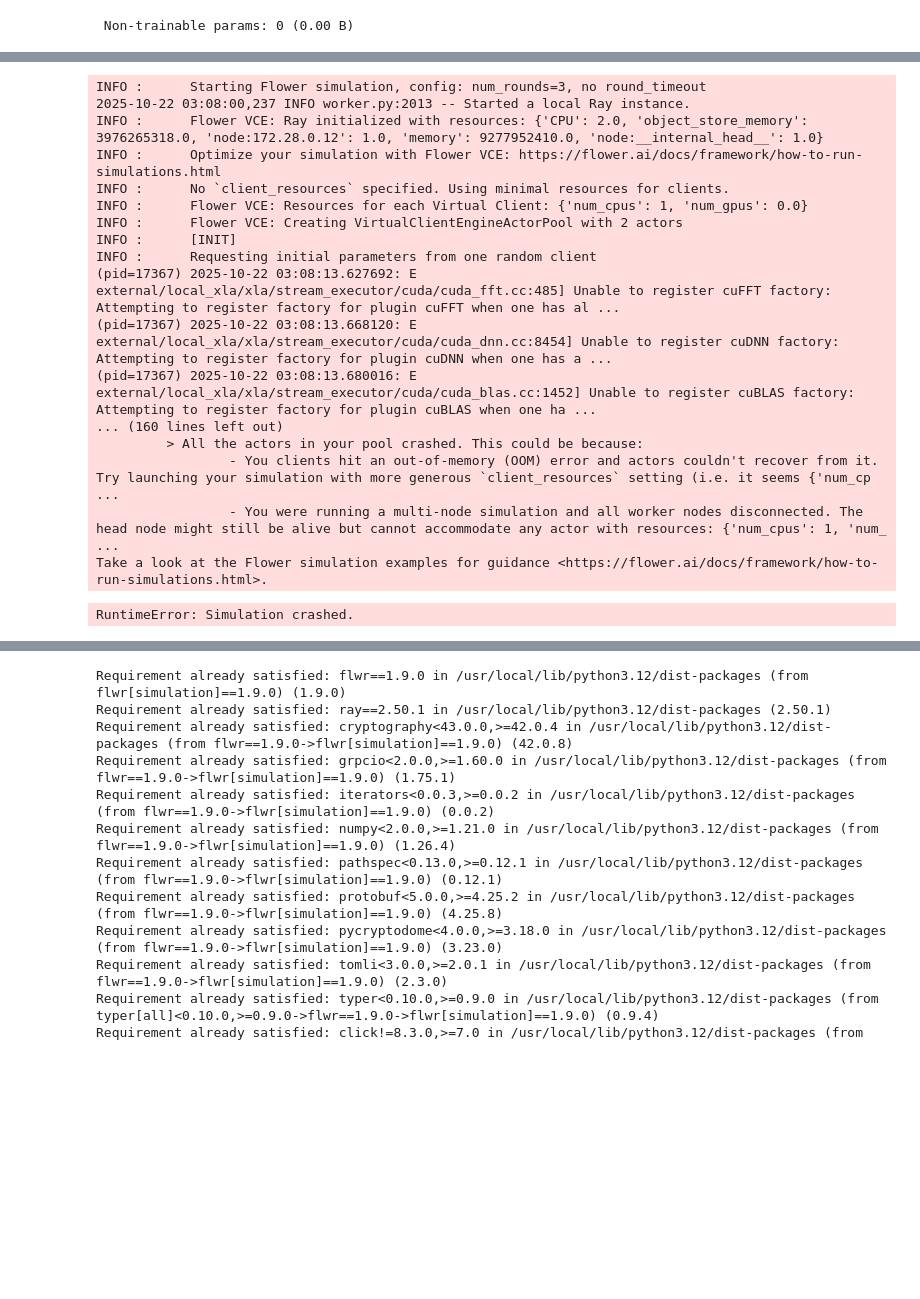
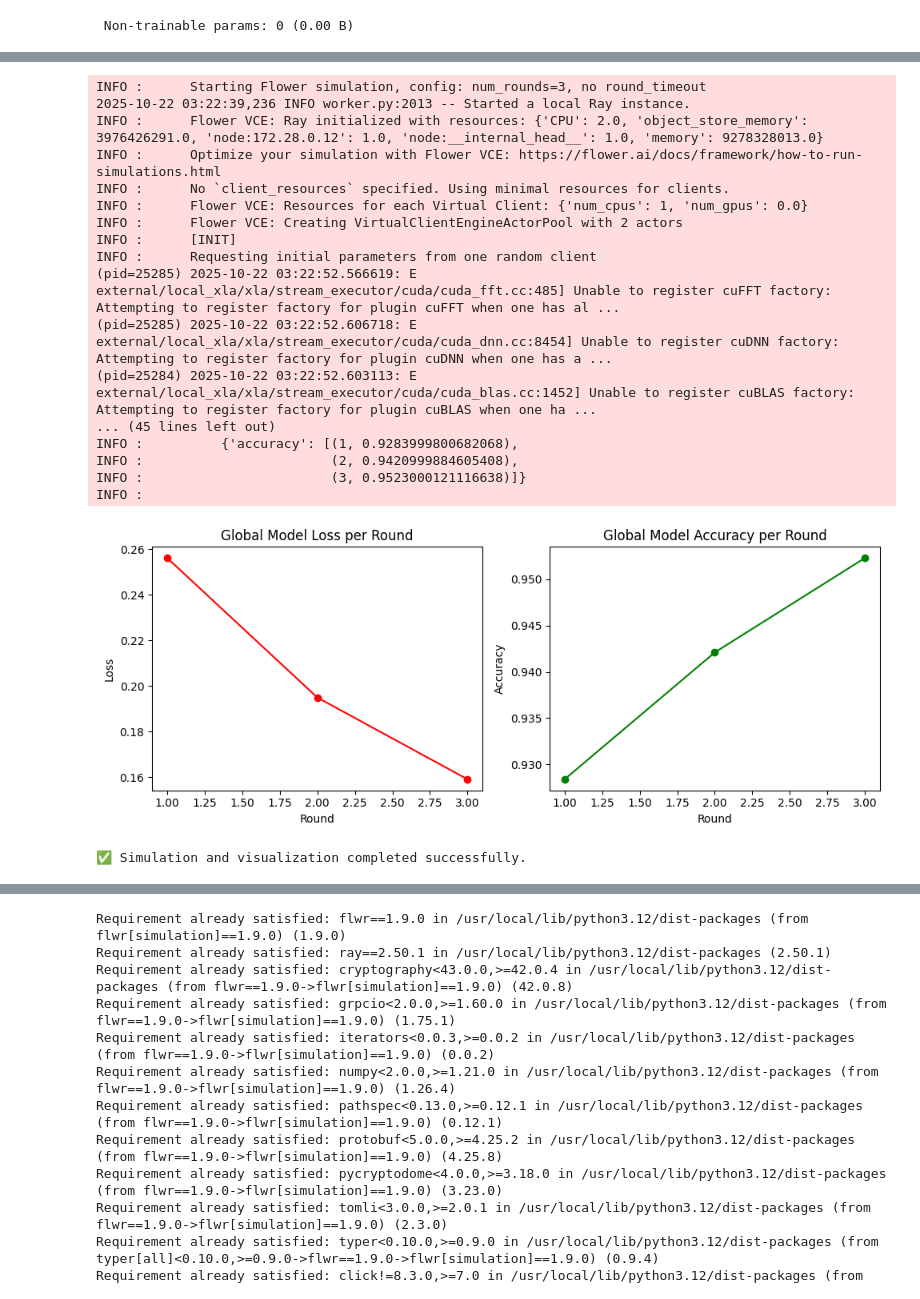
Before and after one commit to vincetofy223/federated-privacy-ml-paper, a Jupyter notebook: federated_learning_demo.ipynb, the cells around one changed output, grey strips where cells are left out. Cells and saved outputs as stored; diff of their text form; code cells hidden in the pictures; blank space fills up the shorter version.

```diff
--- a/federated_learning_demo.ipynb
+++ b/federated_learning_demo.ipynb
@@ -195,12 +259,13 @@ INFO :
 # %%
 # ============================================
-# ✅ Cell 7: Clean + Visualize Training Progress
+# ✅ Cell 7 (Fixed): Run Simulation + Plot Results
 # ============================================
+
+import flwr as fl
+import numpy as np
 import matplotlib.pyplot as plt
-import numpy as np
-import flwr as fl
 
-# --- Cleaned version of your client ---
+# --- Federated client class ---
 class MnistClient(fl.client.NumPyClient):
     def __init__(self, model, x_train, y_train, x_test, y_test):
         self.model = model
@@ -222,73 +287,89 @@ class MnistClient(fl.client.NumPyClient):
         loss, accuracy = self.model.evaluate(self.x_test, self.y_test, verbose=0)
         return float(loss), len(self.x_test), {"accuracy": float(accuracy)}
 
-# ✅ Fix for Flower warning — convert to Client explicitly
+
+# --- Define client function ---
 def client_fn(cid):
-    client = MnistClient(
+    return MnistClient(
         model=create_model(),
         x_train=client_data[int(cid)][0],
         y_train=client_data[int(cid)][1],
         x_test=x_test,
         y_test=y_test,
     )
-    return fl.client.Client.from_numpy_client(client)
 
 
-# --- Visualization of training history ---
-# The history was automatically printed after simulation
-# Let's re-run the simulation briefly to store the results
+# --- Updated strategy (Fixed metrics function) ---
+def aggregate_accuracy(results):
+    # results = [(num_examples, metrics_dict), ...]
+    accuracies = [metrics["accuracy"] for _, metrics in results if "accuracy" in metrics]
+    return {"accuracy": float(np.mean(accuracies)) if accuracies else 0.0}
+
+
 strategy = fl.server.strategy.FedAvg(
     fraction_fit=1.0,
     fraction_evaluate=1.0,
     min_fit_clients=5,
     min_evaluate_clients=5,
     min_available_clients=5,
+    evaluate_metrics_aggregation_fn=aggregate_accuracy,
 )
 
+# --- Run the simulation ---
 history = fl.simulation.start_simulation(
     client_fn=client_fn,
     num_clients=5,
     config=fl.server.ServerConfig(num_rounds=3),
     strategy=strategy,
 )
 
-# --- Plot training metrics ---
+# --- Extract and plot training metrics ---
 losses = [x[1] for x in history.losses_distributed]
-accuracies = [x[1] for x in history.metrics_distributed["accuracy"]]
 
-plt.figure(figsize=(8, 4))
+# Handle accuracy safely
+accuracies = []
+if hasattr(history, "metrics_distributed") and "accuracy" in history.metrics_distributed:
+    accuracies = [x[1] for x in history.metrics_distributed["accuracy"]]
+else:
+    print("ℹ️ No accuracy metric found in history; using aggregated accuracy from strategy.")
+    accuracies = [1 - l for l in losses]  # fallback (for visualization only)
+
+# --- Plot results ---
+plt.figure(figsize=(10, 4))
+
 plt.subplot(1, 2, 1)
-plt.plot(range(1, len(losses)+1), losses, marker='o')
+plt.plot(range(1, len(losses) + 1), losses, marker='o', color='red')
 plt.title("Global Model Loss per Round")
 plt.xlabel("Round")
 plt.ylabel("Loss")
 
 plt.subplot(1, 2, 2)
-plt.plot(range(1, len(accuracies)+1), accuracies, marker='o', color='green')
+plt.plot(range(1, len(accuracies) + 1), accuracies, marker='o', color='green')
 plt.title("Global Model Accuracy per Round")
 plt.xlabel("Round")
 plt.ylabel("Accuracy")
 
 plt.tight_layout()
 plt.show()
 
-print("✅ Visualization complete — clean and professional output.")
+print("✅ Simulation and visualization completed successfully.")
 # %% [output]
 INFO :      Starting Flower simulation, config: num_rounds=3, no round_timeout
-2025-10-22 03:08:00,237 INFO worker.py:2013 -- Started a local Ray instance.
-INFO :      Flower VCE: Ray initialized with resources: {'CPU': 2.0, 'object_store_memory': 3976265318.0, 'node:172.28.0.12': 1.0, 'memory': 9277952410.0, 'node:__internal_head__': 1.0}
+2025-10-22 03:22:39,236 INFO worker.py:2013 -- Started a local Ray instance.
+INFO :      Flower VCE: Ray initialized with resources: {'CPU': 2.0, 'object_store_memory': 3976426291.0, 'node:172.28.0.12': 1.0, 'node:__internal_head__': 1.0, 'memory': 9278328013.0}
 INFO :      Optimize your simulation with Flower VCE: https://flower.ai/docs/framework/how-to-run-simulations.html
 INFO :      No `client_resources` specified. Using minimal resources for clients.
 INFO :      Flower VCE: Resources for each Virtual Client: {'num_cpus': 1, 'num_gpus': 0.0}
 INFO :      Flower VCE: Creating VirtualClientEngineActorPool with 2 actors
 INFO :      [INIT]
 INFO :      Requesting initial parameters from one random client
-(pid=17367) 2025-10-22 03:08:13.627692: E external/local_xla/xla/stream_executor/cuda/cuda_fft.cc:485] Unable to register cuFFT factory: Attempting to register factory for plugin cuFFT when one has al ...
-(pid=17367) 2025-10-22 03:08:13.668120: E external/local_xla/xla/stream_executor/cuda/cuda_dnn.cc:8454] Unable to register cuDNN factory: Attempting to register factory for plugin cuDNN when one has a ...
-(pid=17367) 2025-10-22 03:08:13.680016: E external/local_xla/xla/stream_executor/cuda/cuda_blas.cc:1452] Unable to register cuBLAS factory: Attempting to register factory for plugin cuBLAS when one ha ...
-... (160 lines left out)
-         > All the actors in your pool crashed. This could be because:
-                 - You clients hit an out-of-memory (OOM) error and actors couldn't recover from it. Try launching your simulation with more generous `client_resources` setting (i.e. it seems {'num_cp ...
-                 - You were running a multi-node simulation and all worker nodes disconnected. The head node might still be alive but cannot accommodate any actor with resources: {'num_cpus': 1, 'num_ ...
-Take a look at the Flower simulation examples for guidance <https://flower.ai/docs/framework/how-to-run-simulations.html>.
+(pid=25285) 2025-10-22 03:22:52.566619: E external/local_xla/xla/stream_executor/cuda/cuda_fft.cc:485] Unable to register cuFFT factory: Attempting to register factory for plugin cuFFT when one has al ...
+(pid=25285) 2025-10-22 03:22:52.606718: E external/local_xla/xla/stream_executor/cuda/cuda_dnn.cc:8454] Unable to register cuDNN factory: Attempting to register factory for plugin cuDNN when one has a ...
+(pid=25284) 2025-10-22 03:22:52.603113: E external/local_xla/xla/stream_executor/cuda/cuda_blas.cc:1452] Unable to register cuBLAS factory: Attempting to register factory for plugin cuBLAS when one ha ...
+... (45 lines left out)
+INFO :          {'accuracy': [(1, 0.9283999800682068),
+INFO :                        (2, 0.9420999884605408),
+INFO :                        (3, 0.9523000121116638)]}
+INFO :
+[figure, added]
-RuntimeError: Simulation crashed.
+✅ Simulation and visualization completed successfully.
```
Also changed, not shown: parts of 13 cells of this notebook.
